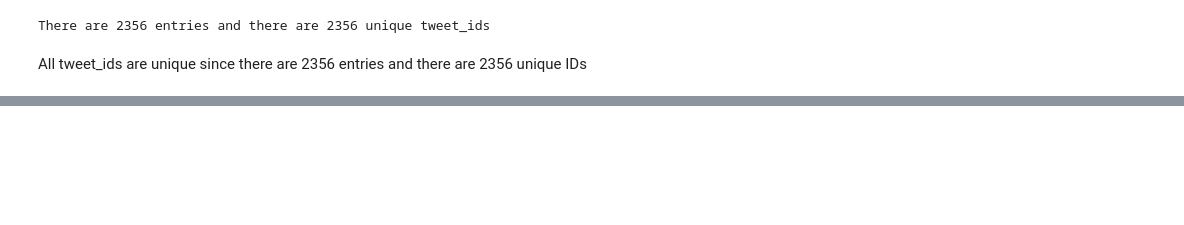
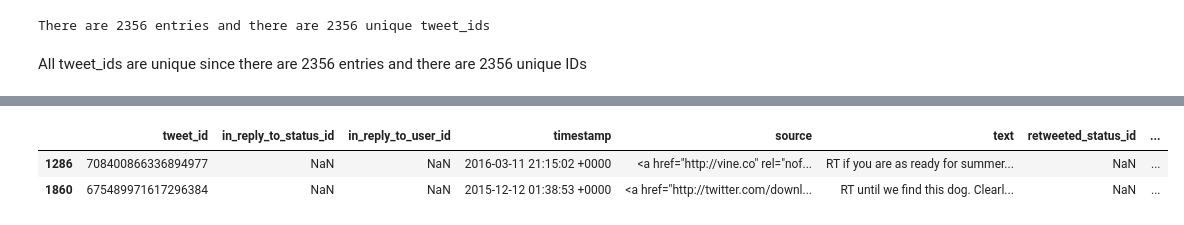
Before and after one commit to alf808/doggie-tweets, a Jupyter notebook: wrangle_act.ipynb, the cells around one changed output, grey strips where cells are left out. Drawn from its saved outputs; the diff is of its cells as text; code cells hidden in the pictures; blank space fills up the shorter version.

```diff
--- a/wrangle_act.ipynb
+++ b/wrangle_act.ipynb
@@ -105,0 +181,6 @@ imagepred_df.head()
+# %%
+twitarch_df[(twitarch_df['text'].str.contains('^RT', regex=True)) & (twitarch_df['retweeted_status_id'].isnull())]
+# %% [output]
+|  | tweet_id | in_reply_to_status_id | in_reply_to_user_id | timestamp | source | text | retweeted_status_id | ... |
+| 1286 | 708400866336894977 | NaN | NaN | 2016-03-11 21:15:02 +0000 | <a href="http://vine.co" rel="nof... | RT if you are as ready for summer... | NaN | ... |
+| 1860 | 675489971617296384 | NaN | NaN | 2015-12-12 01:38:53 +0000 | <a href="http://twitter.com/downl... | RT until we find this dog. Clearl... | NaN | ... |
```
Also changed, not shown: parts of 5 cells of this notebook.
